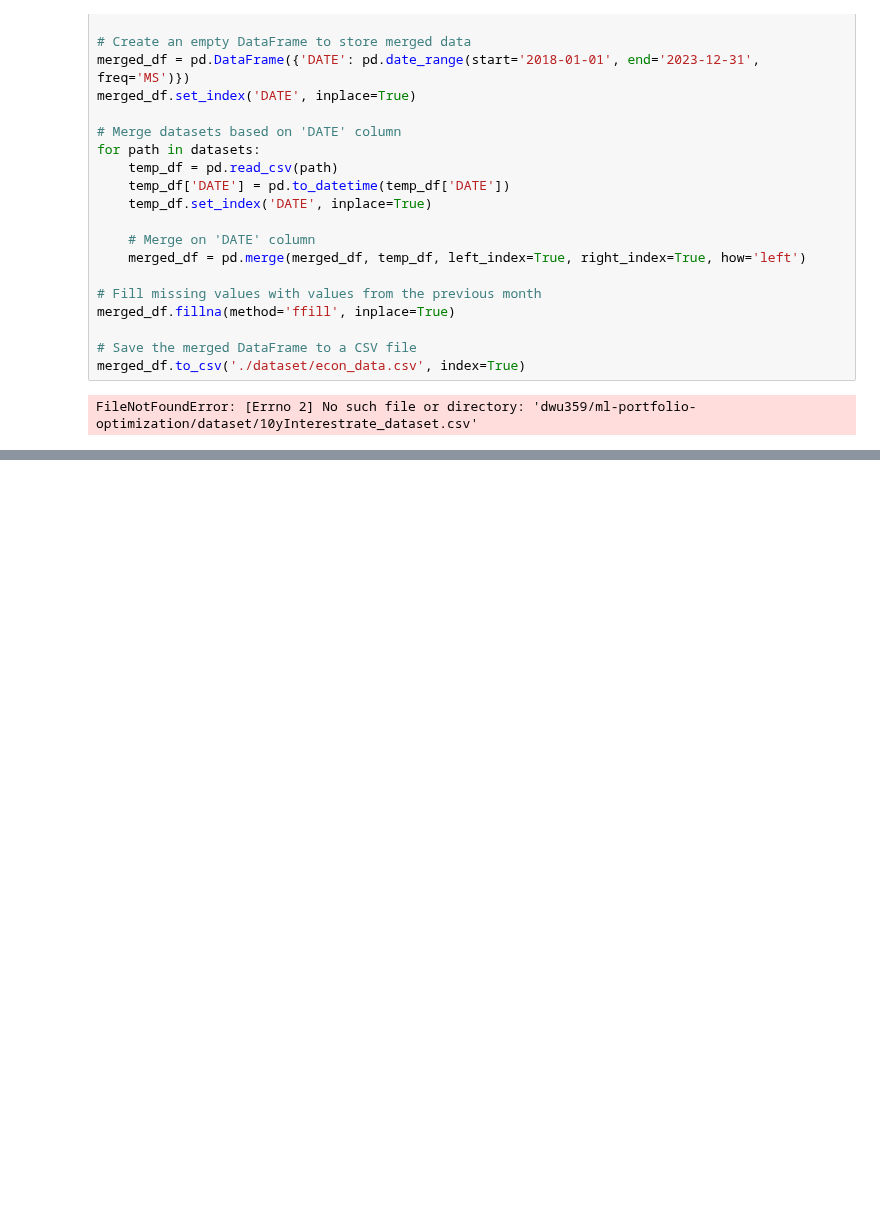
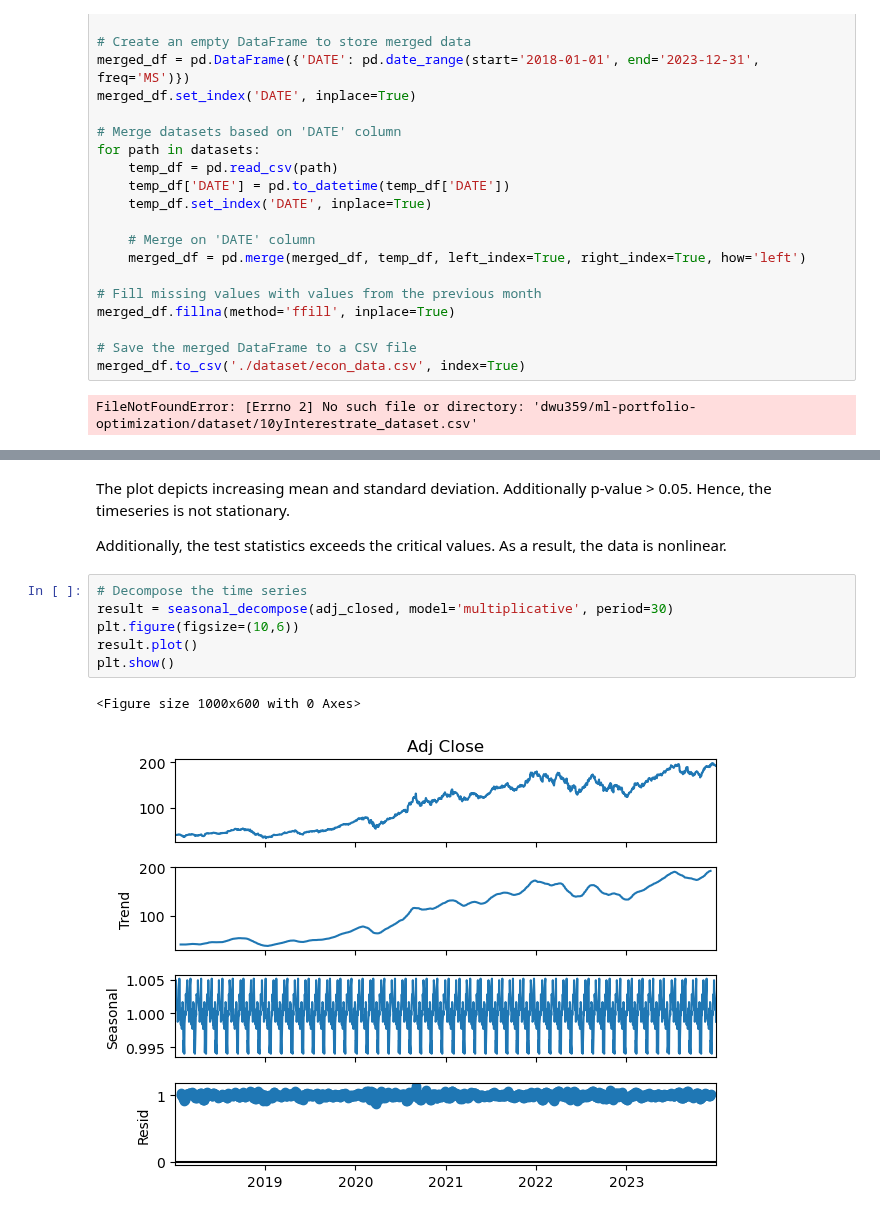
Before and after one commit to dwu359/ml-portfolio-optimization, a Jupyter notebook: portfolio_optimization.ipynb, the cells around one changed output, grey strips where cells are left out. Saved outputs shown, nothing was run; the diff lists cells and outputs as text; blank space fills up the shorter version.

```diff
--- a/portfolio_optimization.ipynb
+++ b/portfolio_optimization.ipynb
@@ -63,0 +179,13 @@ FileNotFoundError: [Errno 2] No such file or directory: 'dwu359/ml-portfolio-opt
+# %% [markdown]
+The plot depicts increasing mean and standard deviation. Additionally p-value > 0.05. Hence, the timeseries is not stationary.
+
+Additionally, the test statistics exceeds the critical values. As a result, the data is nonlinear.
+# %%
+# Decompose the time series
+result = seasonal_decompose(adj_closed, model='multiplicative', period=30)
+plt.figure(figsize=(10,6))
+result.plot()
+plt.show()
+# %% [output]
+<Figure size 1000x600 with 0 Axes>
+[figure, added]
```
Also changed, not shown: parts of 19 cells of this notebook, 2 other files.
